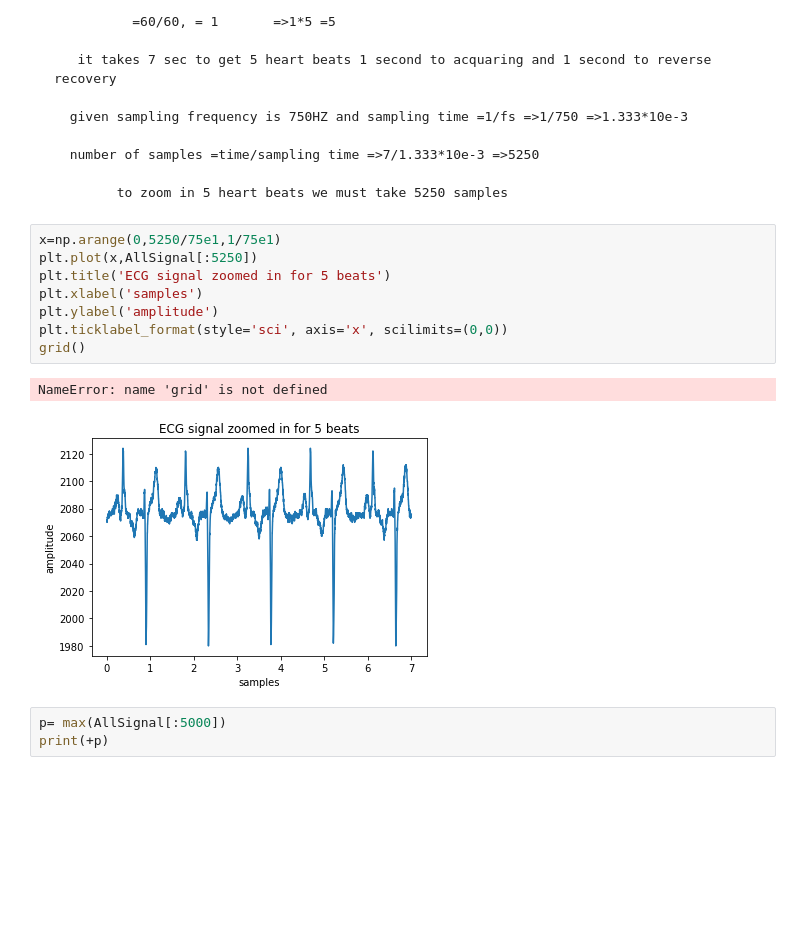
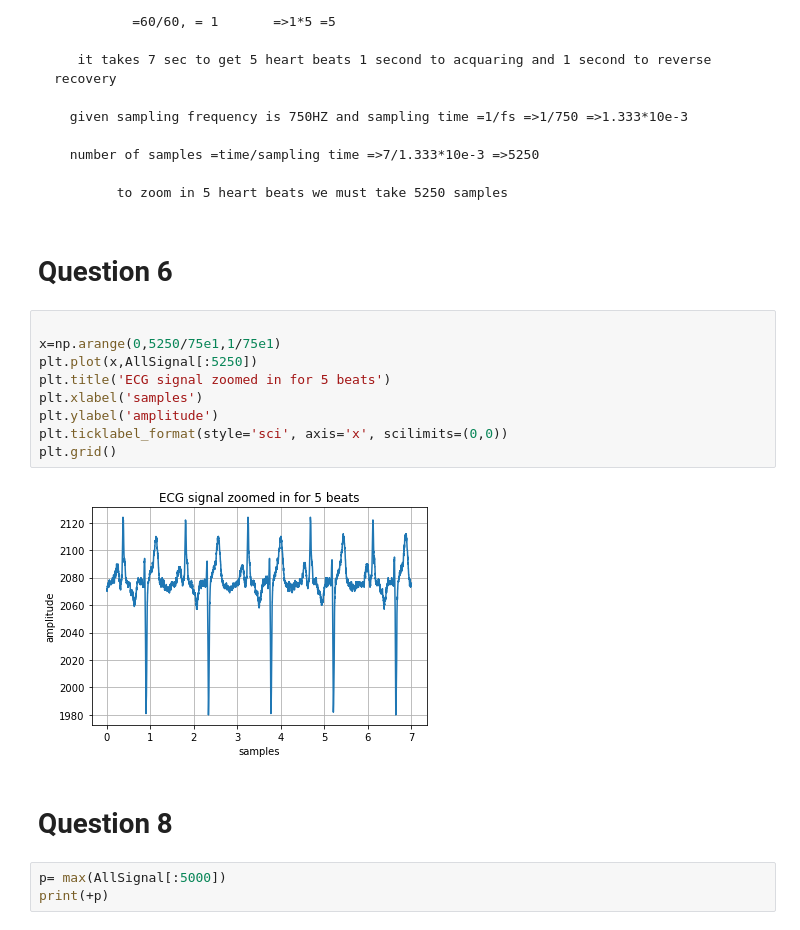
Before and after one commit to samidishashi/shashi-vardhan, a Jupyter notebook: 01SimpleExample.ipynb, the cells around one changed output. Saved outputs shown, nothing was run; the diff lists cells and outputs as text; blank space fills up the shorter version.

```diff
--- a/01SimpleExample.ipynb
+++ b/01SimpleExample.ipynb
@@ -60,17 +67,21 @@ If a person has an average heart rate 60 beats per minute.
       number of samples =time/sampling time =>7/1.333*10e-3 =>5250
 
             to zoom in 5 heart beats we must take 5250 samples
+# %% [markdown]
+# Question 6
 # %%
+
 x=np.arange(0,5250/75e1,1/75e1)
 plt.plot(x,AllSignal[:5250])
 plt.title('ECG signal zoomed in for 5 beats')
 plt.xlabel('samples')
 plt.ylabel('amplitude')
 plt.ticklabel_format(style='sci', axis='x', scilimits=(0,0))
-grid()
+plt.grid()
 # %% [output]
-NameError: name 'grid' is not defined
-[figure, old version]
+[figure, new version]
+# %% [markdown]
+# Question 8
 # %%
 p= max(AllSignal[:5000])
 print(+p)
```
Also changed, not shown: parts of 16 cells of this notebook.
